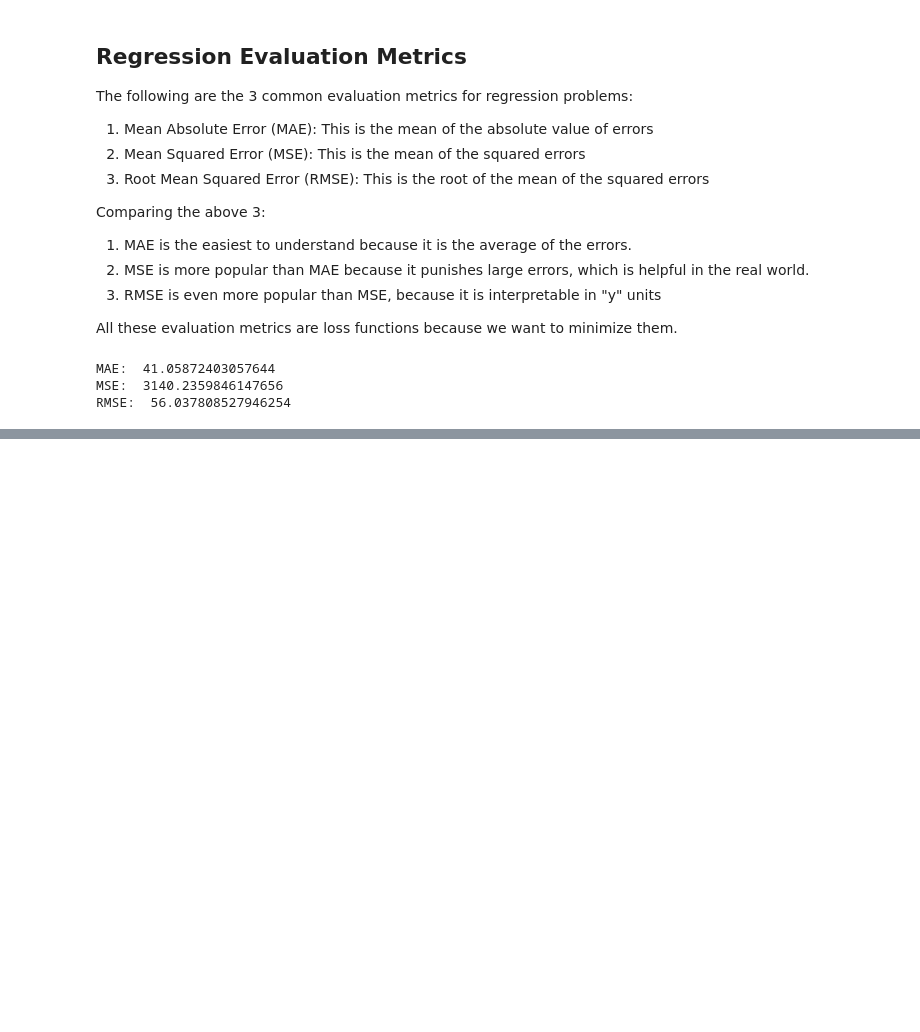
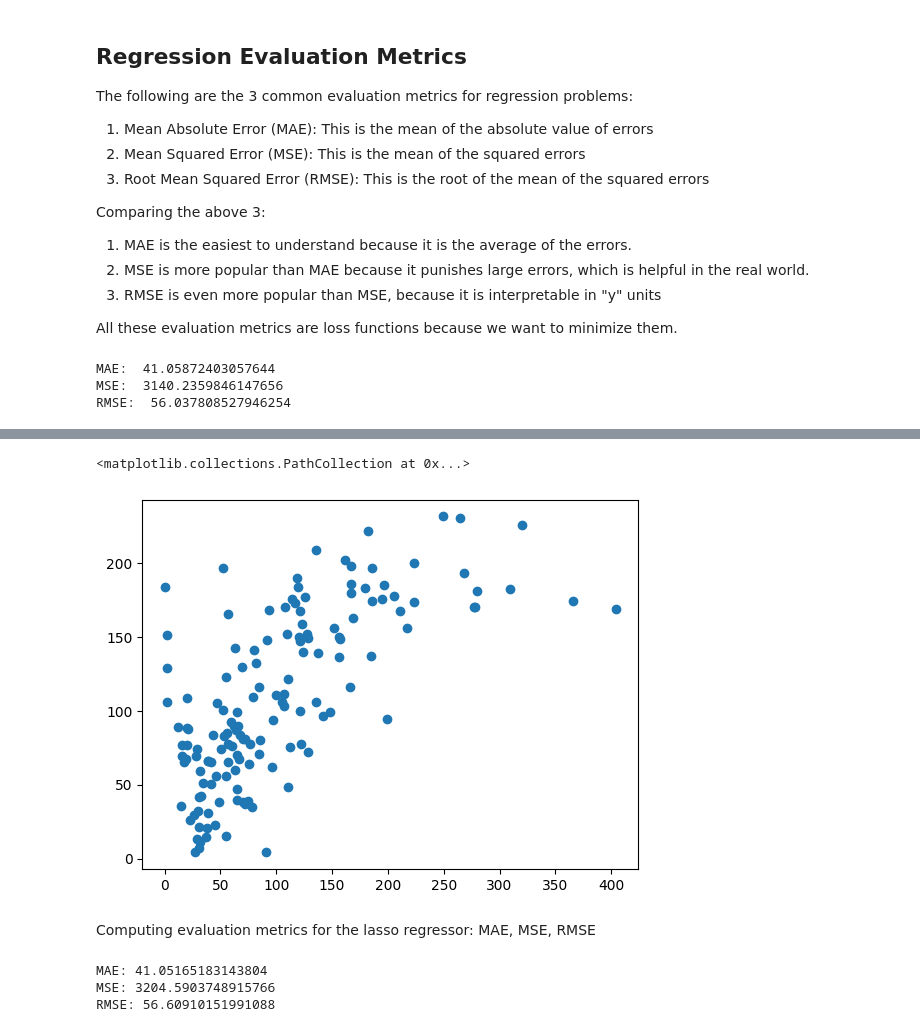
Before and after one commit to palakprashant01/AQI_Prediction, a Jupyter notebook: Lasso&RidgeRegression.ipynb, the cells around one changed output, grey strips where cells are left out. Cells and saved outputs as stored; diff of their text form; code cells hidden in the pictures; blank space fills up the shorter version.

```diff
--- a/Lasso&RidgeRegression.ipynb
+++ b/Lasso&RidgeRegression.ipynb
@@ -248,0 +326,7 @@ pickle.dump(regressor, file)
+# %%
+plt.scatter(y_test, prediction_lasso)
+# %% [output]
+<matplotlib.collections.PathCollection at 0x...>
+[figure, added]
+# %% [markdown]
+Computing evaluation metrics for the lasso regressor: MAE, MSE, RMSE
@@ -248,0 +335,8 @@ pickle.dump(regressor, file)
+# %%
+print('MAE:', metrics.mean_absolute_error(y_test, prediction_lasso))
+print('MSE:', metrics.mean_squared_error(y_test, prediction_lasso))
+print('RMSE:', np.sqrt(metrics.mean_squared_error(y_test, prediction_lasso)))
+# %% [output]
+MAE: 41.05165183143804
+MSE: 3204.5903748915766
+RMSE: 56.60910151991088
```
Also changed, not shown: parts of 22 cells of this notebook.
